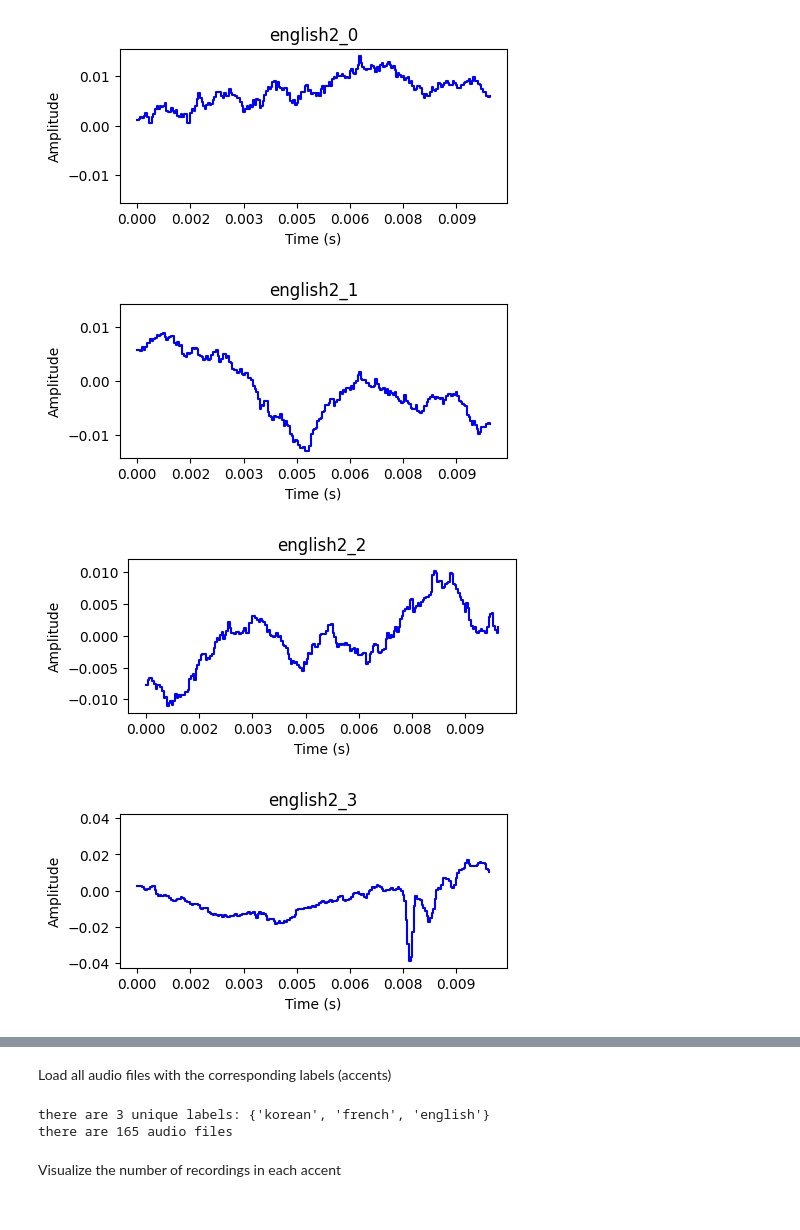
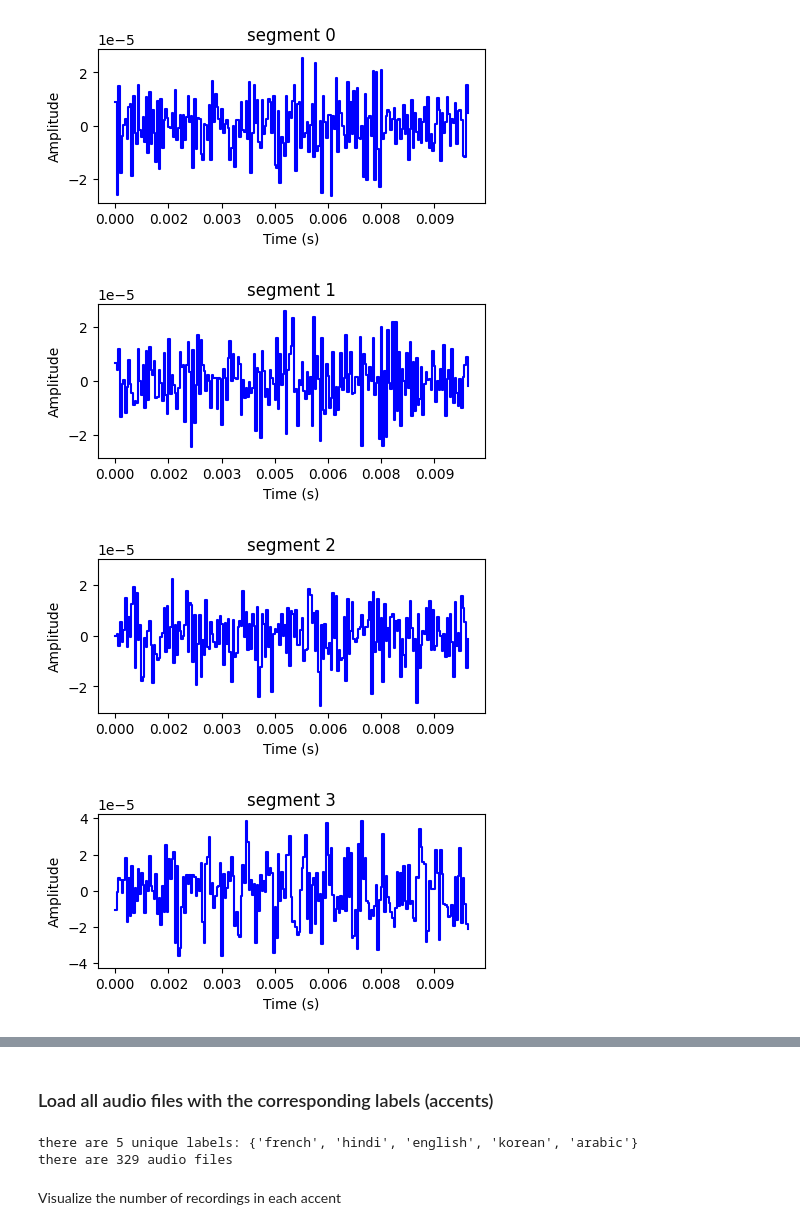
Before and after one commit to BlcMed/accent-recognition, a Jupyter notebook: notebooks/EDA.ipynb, the cells around one changed output, grey strips where cells are left out. Drawn from its saved outputs; the diff is of its cells as text; code cells hidden in the pictures.

```diff
--- a/notebooks/EDA.ipynb
+++ b/notebooks/EDA.ipynb
@@ -29,5 +37,5 @@ N_MFCC = 13
 # %%
-audio1, SAMPLING_RATING = librosa.load("../data/raw/recordings/korean1.mp3", sr=SAMPLING_RATING)
-audio2, SAMPLING_RATING = librosa.load("../data/raw/recordings/korean2.mp3", sr=SAMPLING_RATING)
-audio3, SAMPLING_RATING = librosa.load("../data/raw/recordings/korean3.mp3", sr=SAMPLING_RATING)
+audio1, SAMPLING_RATING = librosa.load("../data/raw/recordings/korean2.mp3", sr=SAMPLING_RATING)
+audio2, SAMPLING_RATING = librosa.load("../data/raw/recordings/french43.mp3", sr=SAMPLING_RATING)
+audio3, SAMPLING_RATING = librosa.load("../data/raw/recordings/hindi2.mp3", sr=SAMPLING_RATING)
 # %%
@@ -72,6 +85,6 @@ That's why we choose to only remove the silence segment when it is lasts more th
 # %%
 audible_segments = split_audio_by_silence(
-    audio2,
+    audio3,
     SAMPLING_RATING,
     threshold_percentage=THRESHOLD_PERCENTAGE,
     min_silence_duration=MIN_SILENCE_DURATION,
@@ -79,10 +92,8 @@ audible_segments = split_audio_by_silence(
     hop_length=HOP_LENGTH,
 )
 print("Number of audible segments:", len(audible_segments))
-segment=audible_segments[0]
-plot_audio(audio2, SAMPLING_RATING, title="english2", figsize=(5, 2))
-plot_audio(segment, SAMPLING_RATING, title="english2_segment", figsize=(5, 2))
-
-#import soundfile as sf
-#sf.write("../data/processed/hindi2_segment.mp3", segment, SAMPLING_RATING)
+segment_index=0
+segment=audible_segments[segment_index]
+plot_audio(audio2, SAMPLING_RATING, title="full_audio", figsize=(5, 2))
+plot_audio(segment, SAMPLING_RATING, title=f"segment number {segment_index+1}", figsize=(5, 2))
 # %% [output]
@@ -94,10 +105,9 @@ segment audio
 # %%
-# Segment audio
-segments = segment_audio(audio2, sr=SAMPLING_RATING, duration=0.01, overlap=0.001) # duration=10ms, overlap=1ms
+segments = segment_audio(audio2, sr=SAMPLING_RATING, duration=0.01, overlap=0.001)
 for i, segment in enumerate(segments[:5]):
-    plot_audio(segment, SAMPLING_RATING, title="english2_{}".format(i), figsize=(5, 2))
+    plot_audio(segment, SAMPLING_RATING, title=f"segment {i}", figsize=(5, 2))
 # %% [output]
-[figure, old version]
+[figure, new version]
-[figure, old version]
+[figure, new version]
-[figure, old version]
+[figure, new version]
-[figure, old version]
+[figure, new version]
@@ -105,13 +115,13 @@ for i, segment in enumerate(segments[:5]):
 # %% [markdown]
-Load all audio files with the corresponding labels (accents)
+### Load all audio files with the corresponding labels (accents)
 # %%
 audio_data, labels = load_audio_files("../data/raw/recordings/", sr=SAMPLING_RATING)
 unique_labels=set(labels)
 print(f'there are {len(unique_labels)} unique labels: {unique_labels}')
 print(f'there are {len(audio_data)} audio files')
 # %% [output]
-there are 3 unique labels: {'korean', 'french', 'english'}
-there are 165 audio files
+there are 5 unique labels: {'french', 'hindi', 'english', 'korean', 'arabic'}
+there are 329 audio files
 # %% [markdown]
 Visualize the number of recordings in each accent
 # %%
```
Also changed, not shown: parts of 29 cells of this notebook, 2 other files.
